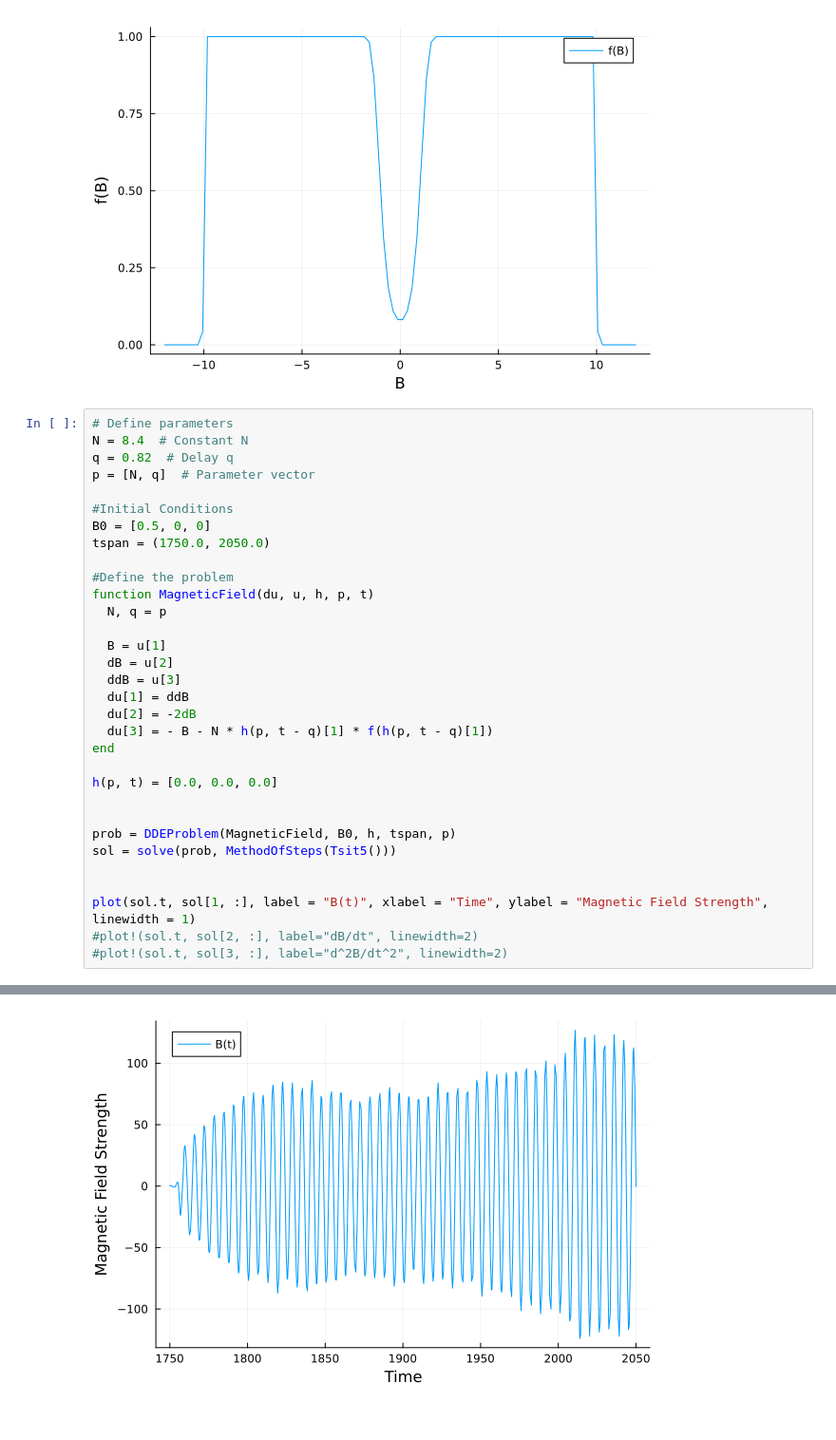
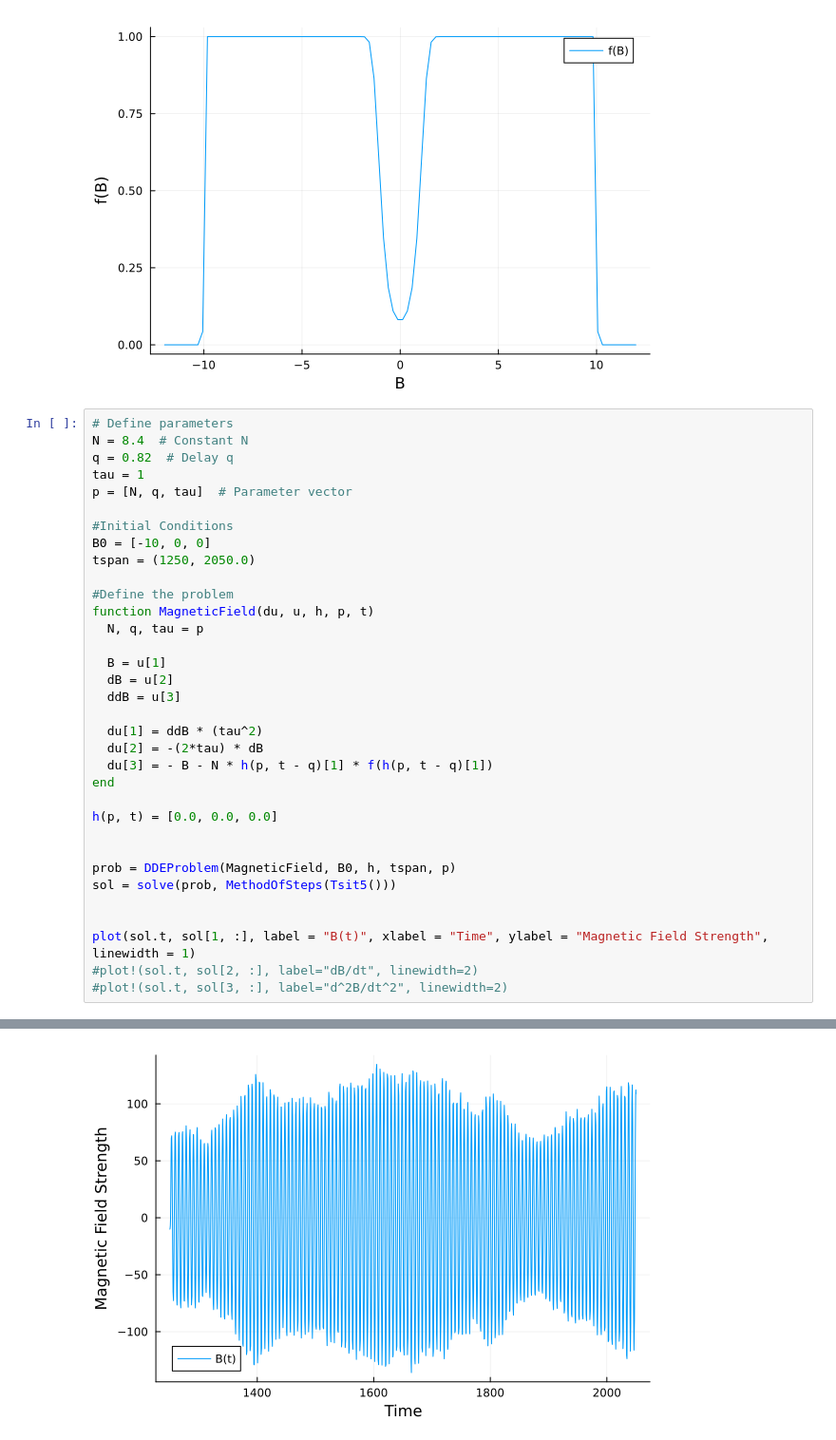
Before and after one commit to Kallo27/LCP_B, a Jupyter notebook: Project/prova.ipynb, the cells around one changed output, grey strips where cells are left out. Shown at 95% size. Drawn from its saved outputs; the diff is of its cells as text.

Commit message:
Some trials for params

```diff
--- a/Project/prova.ipynb
+++ b/Project/prova.ipynb
@@ -20,21 +20,23 @@ plot(B_values, f_values, xlabel="B", ylabel="f(B)", label="f(B)")
 # Define parameters
 N = 8.4  # Constant N
 q = 0.82  # Delay q
-p = [N, q]  # Parameter vector
+tau = 1
+p = [N, q, tau]  # Parameter vector
 
 #Initial Conditions
-B0 = [0.5, 0, 0]
-tspan = (1750.0, 2050.0)
+B0 = [-10, 0, 0]
+tspan = (1250, 2050.0)
 
 #Define the problem
 function MagneticField(du, u, h, p, t)
-  N, q = p
+  N, q, tau = p
 
   B = u[1]
   dB = u[2]
   ddB = u[3]
-  du[1] = ddB
-  du[2] = -2dB
+
+  du[1] = ddB * (tau^2)
+  du[2] = -(2*tau) * dB
   du[3] = - B - N * h(p, t - q)[1] * f(h(p, t - q)[1])
 end
 
@@ -52 +55 @@ plot(sol.t, sol[1, :], label = "B(t)", xlabel = "Time", ylabel = "Magnetic Field
-[figure, old version]
+[figure, new version]
```
Also changed, not shown: parts of 1 cell of this notebook.
